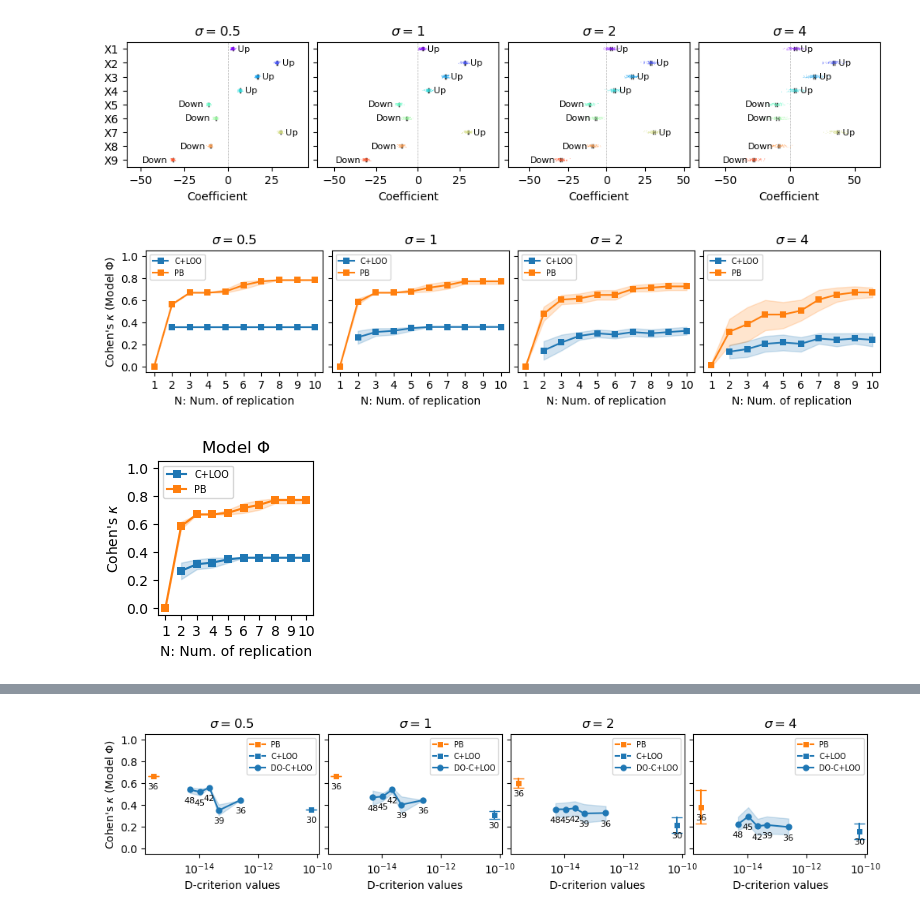
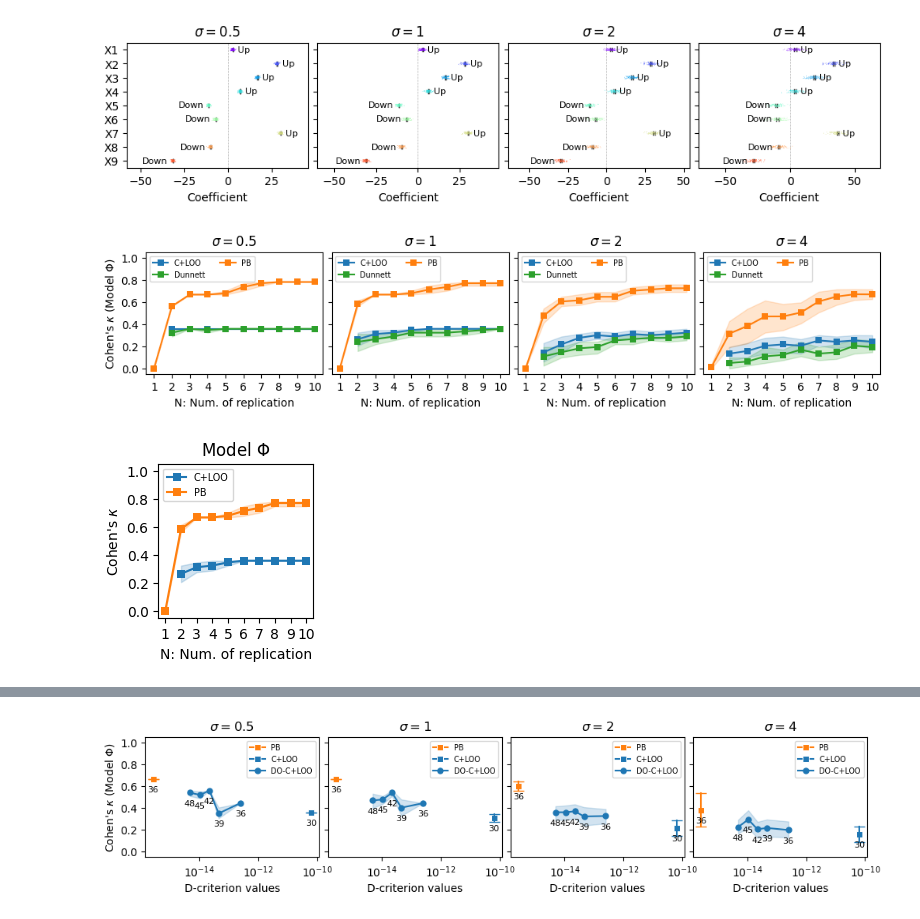
Before and after one commit to yo-aka-gene/WhyDOE, a Jupyter notebook: jupyternb/benchmark_sim1.ipynb, the cells around one changed output, grey strips where cells are left out. Saved outputs shown, nothing was run; the diff lists cells and outputs as text; code cells hidden in the pictures.

Commit message:
:sparkles: add Dunnett and dunnett_power

```diff
--- a/jupyternb/benchmark_sim1.ipynb
+++ b/jupyternb/benchmark_sim1.ipynb
@@ -134,7 +134,7 @@ if conf.savefig:
 # %%
 warnings.simplefilter('ignore')
 
-pb_metric, cloo_metric = [], []
+pb_metric, cloo_metric, pair_metric = [], [], []
 pb_dd, cloo_dd = [], []
 # acc = lambda res, gt: np.nan if res.isna().all() else (1 - (gt - res).abs() / 2).mean()
 kappa = lambda res, gt: np.nan if res.isna().all() else cohen_kappa_score(res, gt, weights="linear")
@@ -147,8 +147,10 @@ for pb, cloo, gt in tqdm(
 ):
     pb_res = MLR(pb).summary(anova=True, dtype=int)
     cloo_res = MLR(cloo).summary(anova=True, dtype=int)
+    pair_res = Dunnett(cloo).summary(dtype=int)
     pb_metric += [metric(pb_res, gt)]
     cloo_metric += [metric(cloo_res, gt)]
+    pair_metric += [metric(pair_res, gt)]
     pb_dd += [d_criterion(sm.add_constant(pb.exmatrix))]
     cloo_dd += [d_criterion(sm.add_constant(cloo.exmatrix))]
 # %%
@@ -163,37 +165,43 @@ df = pd.DataFrame({
     "err": np.ravel([[v] * len(n_arr) * seeds.size for v in noise_arr]),
     "pb_metric": pb_metric,
     "cloo_metric": cloo_metric,
+    "pair_metric": pair_metric,
     "pb_dd": pb_dd,
     "cloo_dd": cloo_dd,
 })
 
 for i, a in enumerate(ax.ravel()):
     e = df.err.unique()[i]
     sns.lineplot(
         data=df[df.err == e], x="n", y="cloo_metric", marker="s",
         ax=a, label=conditions["cloo"][0].metadata["design"],
-        markeredgewidth=0, errorbar=("ci", 95), n_boot=1000
+        markeredgewidth=0, errorbar=("ci", 95), n_boot=1000, color="C0"
+    )
+    sns.lineplot(
+        data=df[df.err == e], x="n", y="pair_metric", marker="s",
+        ax=a, label="Dunnett",
+        markeredgewidth=0, errorbar=("ci", 95), n_boot=1000, color="C2"
     )
     sns.lineplot(
         data=df[df.err == e], x="n", y="pb_metric", marker="s",
         ax=a, label=conditions["pb"][0].metadata["design"],
-        markeredgewidth=0, errorbar=("ci", 95), n_boot=1000
+        markeredgewidth=0, errorbar=("ci", 95), n_boot=1000, color="C1"
     )
     a.set_ylim(-0.05, 1.05)
     a.set_xticks(n_arr.tolist())
     a.set_yticks(np.linspace(0, 1, 6).tolist())
     a.set(
         title=noise_names[i], xlabel="N: Num. of replication",
         ylabel=f"Cohen's $\kappa$ ({conf.simulator().name})"
     )
-    a.legend(loc="upper left", fontsize="x-small")
+    a.legend(loc="upper left", fontsize="x-small", ncol=2)
 
 # fig.suptitle(f"Weighted accuracy score ({conf.simulator().name})", y=1.05)
 
 if conf.savefig:
     fig.savefig(f"{conf.out}/benchmarks{conf.suffix}", **kwarg_savefig)
 # %% [output]
-[figure, old version]
+[figure, new version]
 # %%
 fig, ax = plt.subplots(figsize=(2, 2))
 
@@ -217,4 +225,4 @@ ax.set_yticks(np.linspace(0, 1, 6).tolist())
 if conf.savefig:
     fig.savefig(f"{conf.out}/benchmarks_default{conf.suffix}", **kwarg_savefig)
 # %% [output]
-[figure, old version]
+[figure, new version]
```
Also changed, not shown: parts of 4 cells of this notebook, 19 other files.
